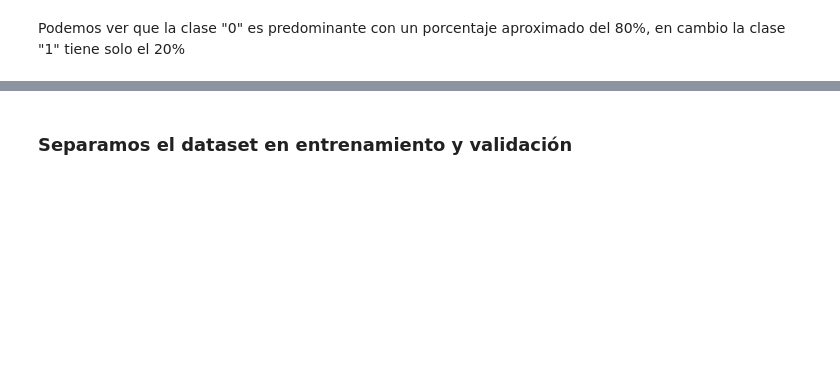
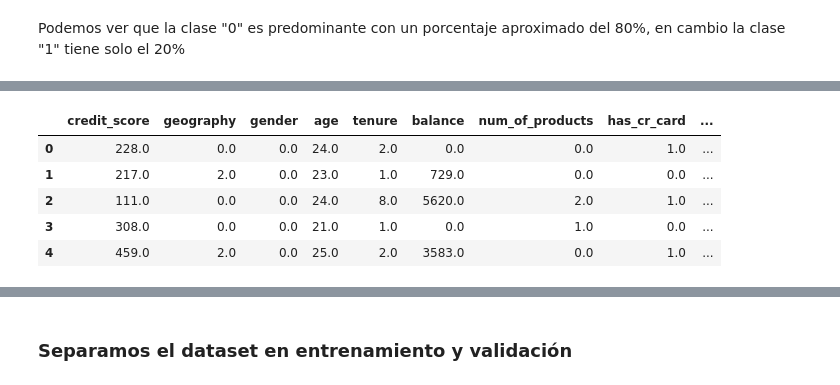
Before and after one commit to santicar1809/beta_bank, a Jupyter notebook: code.ipynb, the cells around one changed output, grey strips where cells are left out. Cells and saved outputs as stored; diff of their text form; code cells hidden in the pictures; blank space fills up the shorter version.

```diff
--- a/code.ipynb
+++ b/code.ipynb
@@ -237,0 +269,13 @@ Podemos ver que la clase "0" es predominante con un porcentaje aproximado del 80
+# %%
+#Usamos codificación de etiquetas para el modelo, debido a que usaremos un arbol de clasificación
+data_model=data.drop(['customer_id','row_number','surname'],axis=1)
+encoder = OrdinalEncoder()
+data_ordinal = pd.DataFrame(encoder.fit_transform(data_model), columns=data_model.columns)
+data_ordinal.head(5)
+# %% [output]
+|  | credit_score | geography | gender | age | tenure | balance | num_of_products | has_cr_card | ... |
+| 0 | 228.0 | 0.0 | 0.0 | 24.0 | 2.0 | 0.0 | 0.0 | 1.0 | ... |
+| 1 | 217.0 | 2.0 | 0.0 | 23.0 | 1.0 | 729.0 | 0.0 | 0.0 | ... |
+| 2 | 111.0 | 0.0 | 0.0 | 24.0 | 8.0 | 5620.0 | 2.0 | 1.0 | ... |
+| 3 | 308.0 | 0.0 | 0.0 | 21.0 | 1.0 | 0.0 | 1.0 | 0.0 | ... |
+| 4 | 459.0 | 2.0 | 0.0 | 25.0 | 2.0 | 3583.0 | 0.0 | 1.0 | ... |
```
Also changed, not shown: parts of 25 cells of this notebook.
